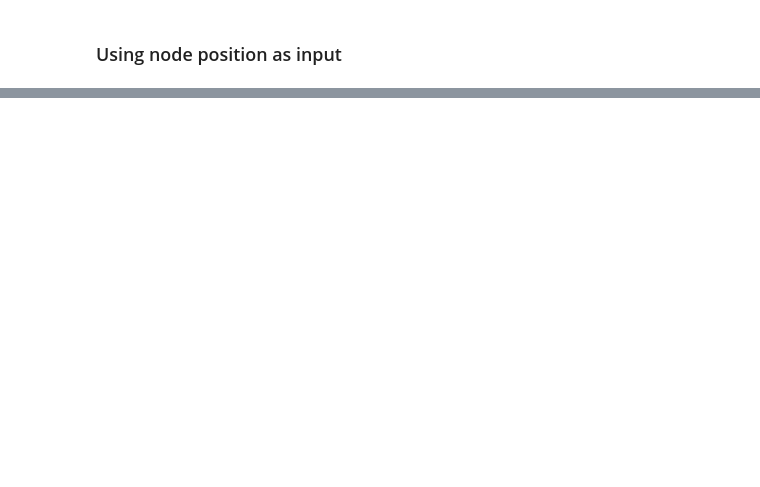
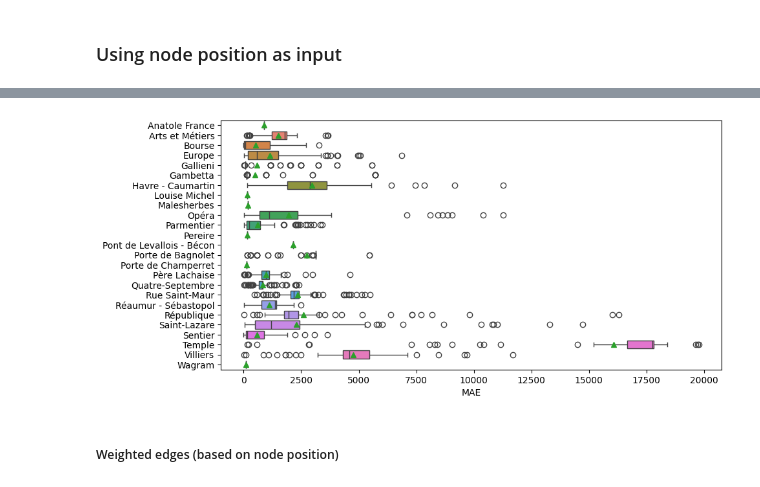
Before and after one commit to SerranoAdrian/FlowForecasting, a Jupyter notebook: training_gnn.ipynb, the cells around one changed output, grey strips where cells are left out. Saved outputs shown, nothing was run; the diff lists cells and outputs as text; code cells hidden in the pictures; blank space fills up the shorter version.

```diff
--- a/training_gnn.ipynb
+++ b/training_gnn.ipynb
@@ -645,0 +369,9 @@ model = Node2Vec(
+# %%
+metric = torch.nn.L1Loss(reduction='none')
+df_ape_per_node_per_network = get_metric_per_node_per_network(nodes_gnn_model, test_loader, metric, test_network)
+boxplot_node_metric_per_line(df_ape_per_node_per_network, '3', test_network, 'MAE')
+plt.show()
+# %% [output]
+[figure, added]
+# %% [markdown]
+#####  Weighted edges (based on node position)
```
Also changed, not shown: parts of 80 cells of this notebook, 5 other files.
